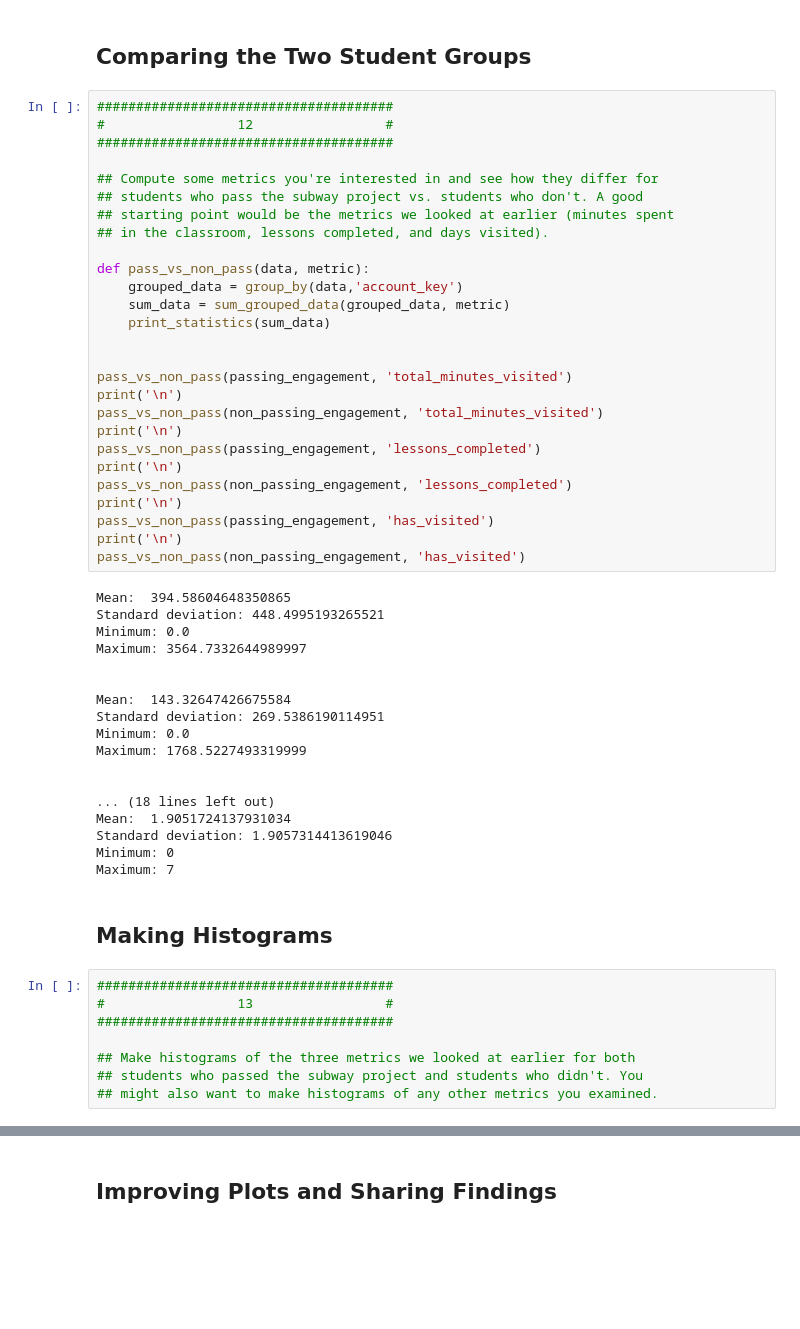
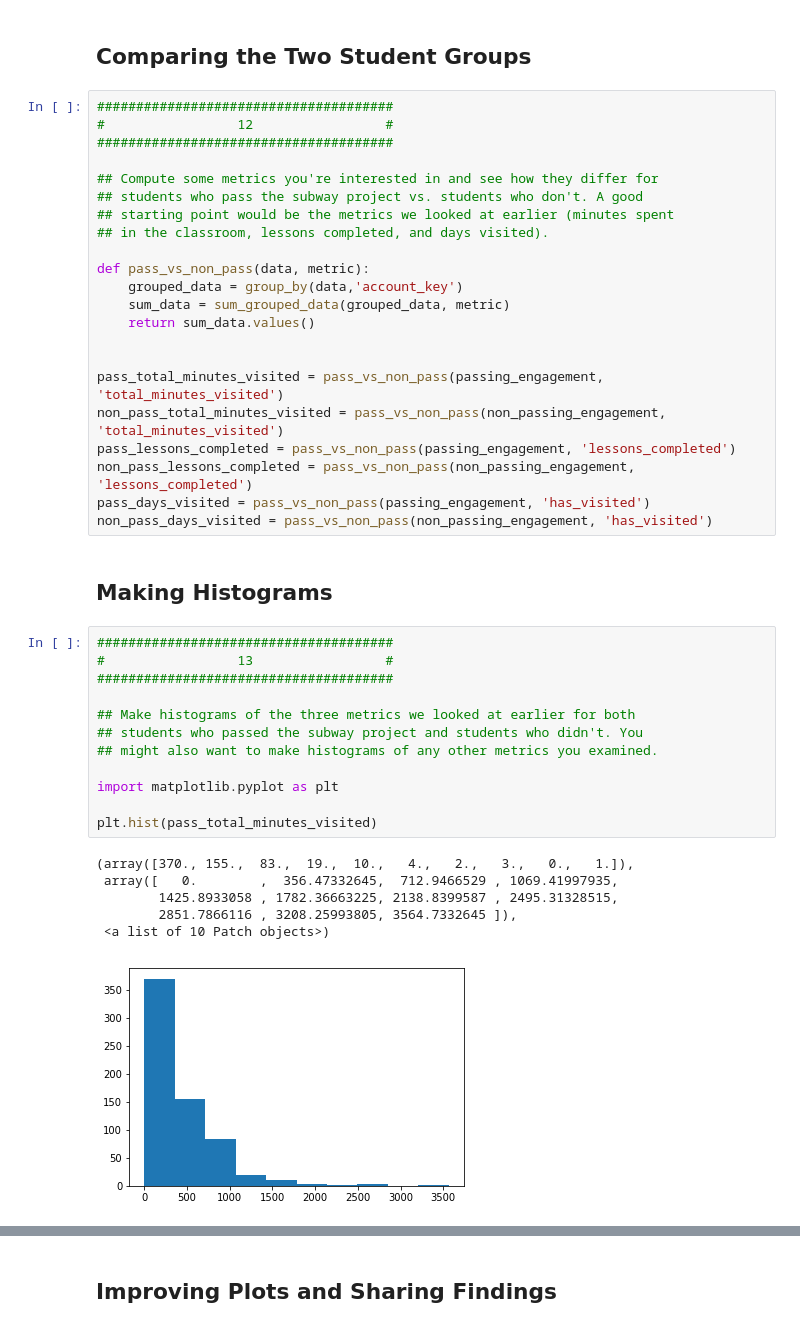
Before and after one commit to bkhogan2/intro-to-data-analysis, a Jupyter notebook: L1_Starter_Code.ipynb, the cells around one changed output, grey strips where cells are left out. Saved outputs shown, nothing was run; the diff lists cells and outputs as text; blank space fills up the shorter version.

Commit message:
finished plotting and improving plots

```diff
--- a/L1_Starter_Code.ipynb
+++ b/L1_Starter_Code.ipynb
@@ -433,45 +433,33 @@ print(len(passing_engagement))
 def pass_vs_non_pass(data, metric):
     grouped_data = group_by(data,'account_key')
     sum_data = sum_grouped_data(grouped_data, metric)
-    print_statistics(sum_data)
+    return sum_data.values()
 
 
-pass_vs_non_pass(passing_engagement, 'total_minutes_visited')
-print('\n')
-pass_vs_non_pass(non_passing_engagement, 'total_minutes_visited')
-print('\n')
-pass_vs_non_pass(passing_engagement, 'lessons_completed')
-print('\n')
-pass_vs_non_pass(non_passing_engagement, 'lessons_completed')
-print('\n')
-pass_vs_non_pass(passing_engagement, 'has_visited')
-print('\n')
-pass_vs_non_pass(non_passing_engagement, 'has_visited')
+pass_total_minutes_visited = pass_vs_non_pass(passing_engagement, 'total_minutes_visited')
+non_pass_total_minutes_visited = pass_vs_non_pass(non_passing_engagement, 'total_minutes_visited')
+pass_lessons_completed = pass_vs_non_pass(passing_engagement, 'lessons_completed')
+non_pass_lessons_completed = pass_vs_non_pass(non_passing_engagement, 'lessons_completed')
+pass_days_visited = pass_vs_non_pass(passing_engagement, 'has_visited')
+non_pass_days_visited = pass_vs_non_pass(non_passing_engagement, 'has_visited')
-# %% [output]
-Mean:  394.58604648350865
-Standard deviation: 448.4995193265521
-Minimum: 0.0
-Maximum: 3564.7332644989997
-
-
-Mean:  143.32647426675584
-Standard deviation: 269.5386190114951
-Minimum: 0.0
-Maximum: 1768.5227493319999
-
-
-... (18 lines left out)
-Mean:  1.9051724137931034
-Standard deviation: 1.9057314413619046
-Minimum: 0
-Maximum: 7
 # %% [markdown]
 ## Making Histograms
 # %%
 ######################################
 #                 13                 #
 ######################################
 
 ## Make histograms of the three metrics we looked at earlier for both
 ## students who passed the subway project and students who didn't. You
 ## might also want to make histograms of any other metrics you examined.
+
+import matplotlib.pyplot as plt
+
+plt.hist(pass_total_minutes_visited)
+# %% [output]
+(array([370., 155.,  83.,  19.,  10.,   4.,   2.,   3.,   0.,   1.]),
+ array([   0.        ,  356.47332645,  712.9466529 , 1069.41997935,
+        1425.8933058 , 1782.36663225, 2138.8399587 , 2495.31328515,
+        2851.7866116 , 3208.25993805, 3564.7332645 ]),
+ <a list of 10 Patch objects>)
+[figure, added]
```
Also changed, not shown: parts of 5 cells of this notebook.
